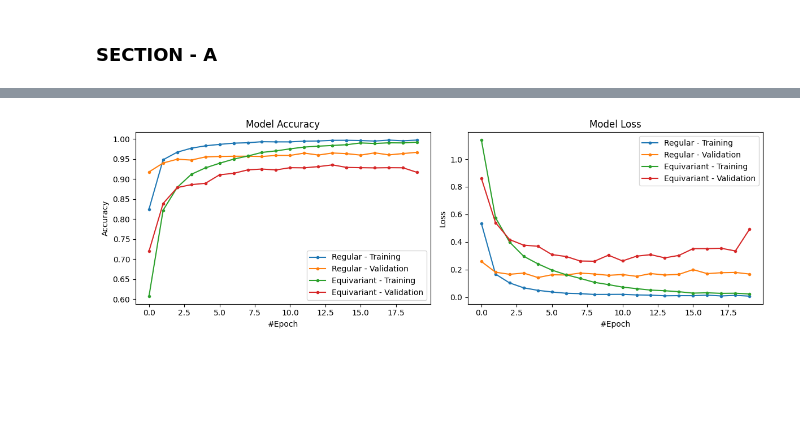
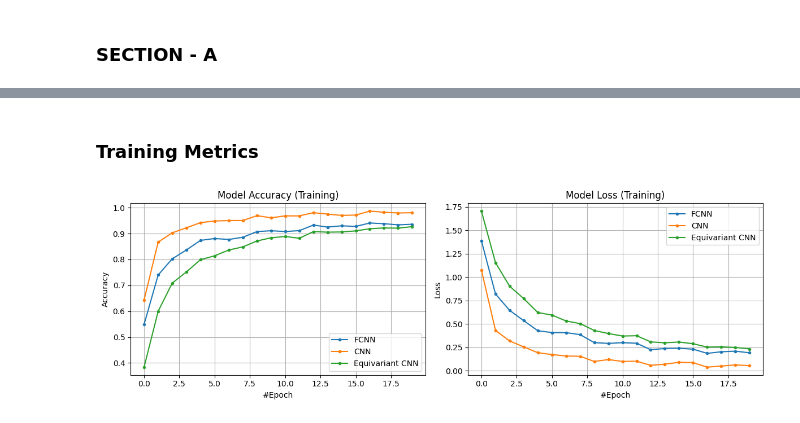
Before and after one commit to AlikMon88/Event-Classification-Boson-Decay, a Jupyter notebook: section_a.ipynb, the cells around one changed output, grey strips where cells are left out. Cells and saved outputs as stored; diff of their text form; code cells hidden in the pictures; blank space fills up the shorter version.

```diff
--- a/section_a.ipynb
+++ b/section_a.ipynb
@@ -473,0 +552,14 @@ Equivariant CNN - Test Loss: 0.4013851284980774, Test Accuracy: 0.91925001144409
+# %%
+# Train and evaluate equivariant model
+equivariant_history = eq_model.fit(
+    x_train_rot, y_train_rot,
+    epochs=20,
+    batch_size=64,
+    validation_split=0.2,
+    callbacks=[viz_callback],
+    verbose=1,
+    steps_per_epoch=128
+)
+
+equivariant_score = eq_model.evaluate(x_test_rot, y_test_rot)
+print(f"Equivariant CNN - Test Loss: {equivariant_score[0]}, Test Accuracy: {equivariant_score[1]}")
@@ -474,28 +609,30 @@ Equivariant CNN - Test Loss: 0.4013851284980774, Test Accuracy: 0.91925001144409
+# %% [markdown]
+### Training Metrics
 # %%
 # Plot training histories
 plt.figure(figsize=(12, 4))
 plt.subplot(1, 2, 1)
-plt.plot(regular_history.history['accuracy'], label='Regular - Training', marker = '.')
-plt.plot(regular_history.history['val_accuracy'], label='Regular - Validation', marker = '.')
-plt.plot(equivariant_history.history['accuracy'], label='Equivariant - Training', marker = '.')
-plt.plot(equivariant_history.history['val_accuracy'], label='Equivariant - Validation', marker = '.')
-plt.title('Model Accuracy')
+plt.plot(dnn_history.history['accuracy'], label='FCNN', marker = '.')
+plt.plot(regular_history.history['accuracy'], label='CNN', marker = '.')
+plt.plot(equivariant_history.history['accuracy'], label='Equivariant CNN', marker = '.')
+plt.title('Model Accuracy (Training)')
 plt.ylabel('Accuracy')
 plt.xlabel('#Epoch')
+plt.grid()
 plt.legend()
 
 plt.subplot(1, 2, 2)
-plt.plot(regular_history.history['loss'], label='Regular - Training', marker = '.')
-plt.plot(regular_history.history['val_loss'], label='Regular - Validation', marker = '.')
-plt.plot(equivariant_history.history['loss'], label='Equivariant - Training', marker = '.')
-plt.plot(equivariant_history.history['val_loss'], label='Equivariant - Validation', marker = '.')
-plt.title('Model Loss')
+plt.plot(dnn_history.history['loss'], label='FCNN', marker = '.')
+plt.plot(regular_history.history['loss'], label='CNN', marker = '.')
+plt.plot(equivariant_history.history['loss'], label='Equivariant CNN', marker = '.')
+plt.title('Model Loss (Training)')
 plt.ylabel('Loss')
 plt.xlabel('#Epoch')
+plt.grid()
 plt.legend()
 
 plt.tight_layout()
-plt.savefig('rotation_equivariant_performance.png')
+plt.savefig('train_acc_loss_comp.png')
 plt.show()
 # %% [output]
-[figure, old version]
+[figure, new version]
```
Also changed, not shown: parts of 22 cells of this notebook, 51 other files.
